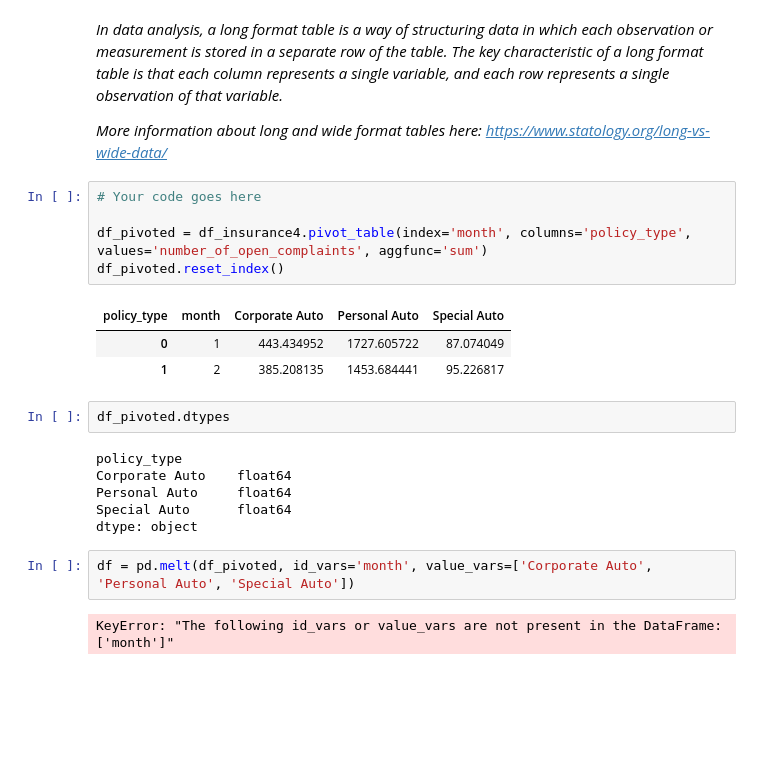
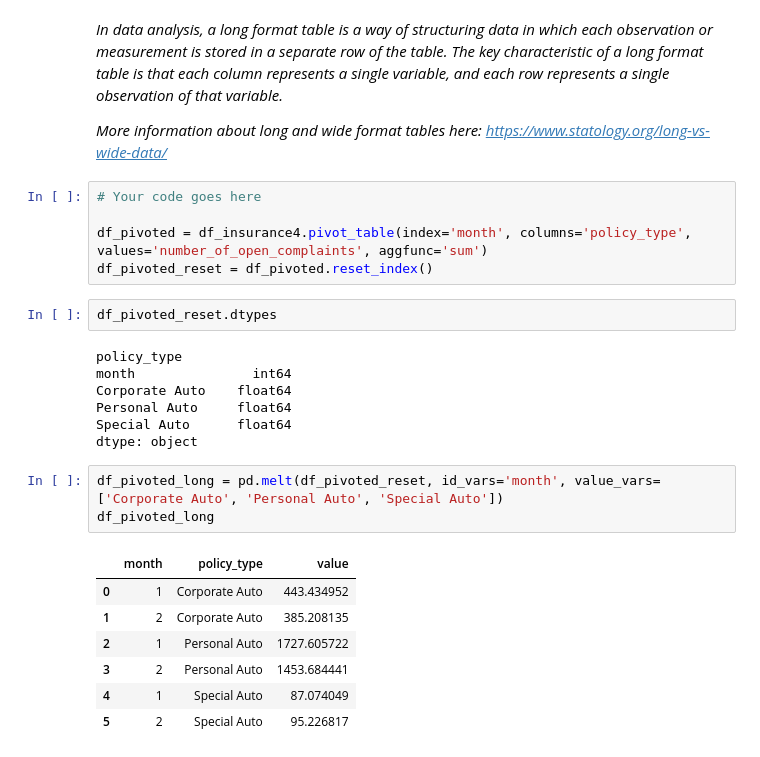
Before and after one commit to najafriederike/lab-dw-data-structuring-and-combining, a Jupyter notebook: lab-dw-data-structuring-and-combining.ipynb, the cells around one changed output. Saved outputs shown, nothing was run; the diff lists cells and outputs as text; blank space fills up the shorter version.

```diff
--- a/lab-dw-data-structuring-and-combining.ipynb
+++ b/lab-dw-data-structuring-and-combining.ipynb
@@ -258,20 +246,24 @@ Show it in a long format table.
 # Your code goes here
 
 df_pivoted = df_insurance4.pivot_table(index='month', columns='policy_type', values='number_of_open_complaints', aggfunc='sum')
-df_pivoted.reset_index()
+df_pivoted_reset = df_pivoted.reset_index()
-# %% [output]
-| policy_type | month | Corporate Auto | Personal Auto | Special Auto |
-| 0 | 1 | 443.434952 | 1727.605722 | 87.074049 |
-| 1 | 2 | 385.208135 | 1453.684441 | 95.226817 |
 # %%
-df_pivoted.dtypes
+df_pivoted_reset.dtypes
 # %% [output]
 policy_type
+month               int64
 Corporate Auto    float64
 Personal Auto     float64
 Special Auto      float64
 dtype: object
 # %%
-df = pd.melt(df_pivoted, id_vars='month', value_vars=['Corporate Auto', 'Personal Auto', 'Special Auto'])
+df_pivoted_long = pd.melt(df_pivoted_reset, id_vars='month', value_vars=['Corporate Auto', 'Personal Auto', 'Special Auto'])
+df_pivoted_long
 # %% [output]
-KeyError: "The following id_vars or value_vars are not present in the DataFrame: ['month']"
+|  | month | policy_type | value |
+| 0 | 1 | Corporate Auto | 443.434952 |
+| 1 | 2 | Corporate Auto | 385.208135 |
+| 2 | 1 | Personal Auto | 1727.605722 |
+| 3 | 2 | Personal Auto | 1453.684441 |
+| 4 | 1 | Special Auto | 87.074049 |
+| 5 | 2 | Special Auto | 95.226817 |
```
Also changed, not shown: parts of 2 cells of this notebook.
